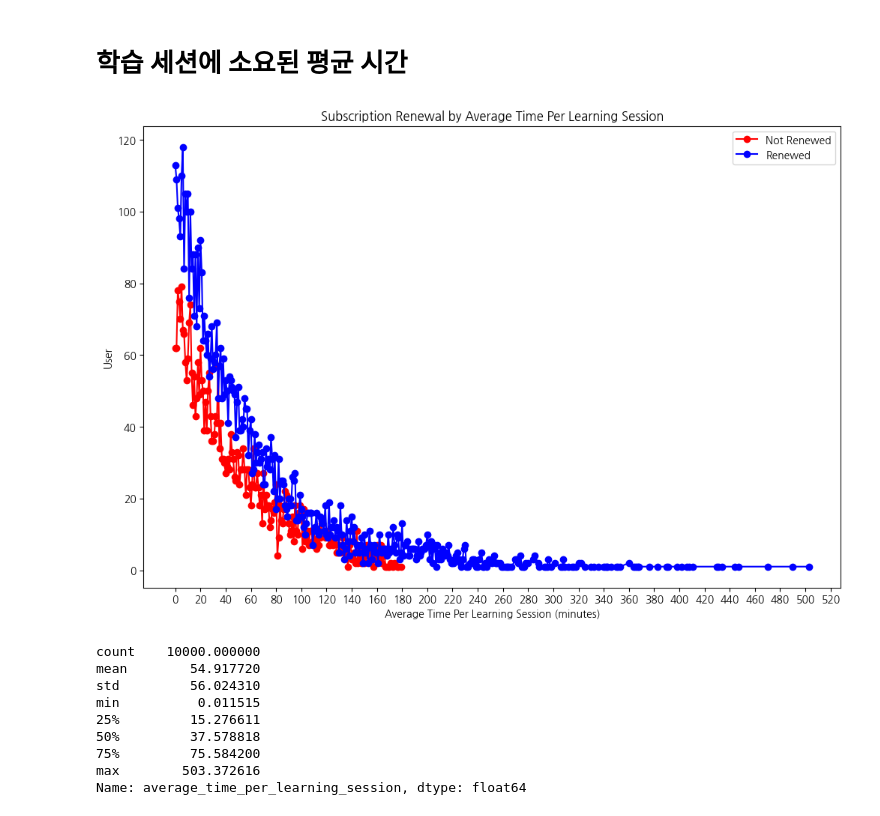
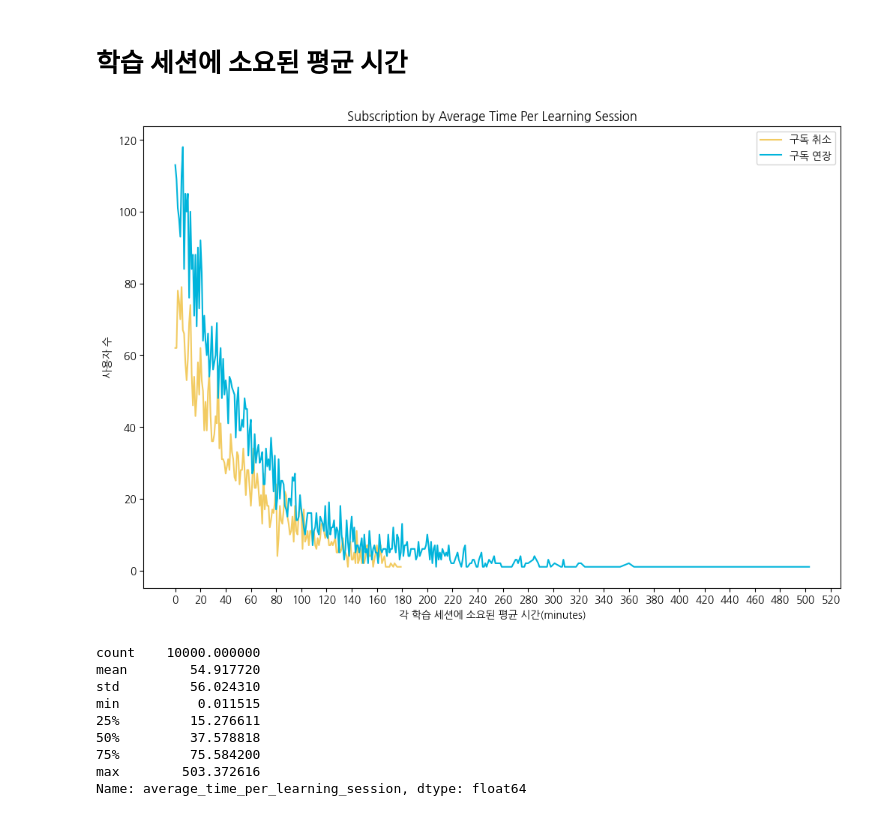
Before and after one commit to kesiss777/wassup3, a Jupyter notebook: 05_Data_Analysis/DA_Mini_Project.ipynb, the cells around one changed output. Drawn from its saved outputs; the diff is of its cells as text; code cells hidden in the pictures.

```diff
--- a/05_Data_Analysis/DA_Mini_Project.ipynb
+++ b/05_Data_Analysis/DA_Mini_Project.ipynb
@@ -383,27 +385,29 @@ print(difficulty_level_df)
 # %%
 import pandas as pd
 import numpy as np
 import matplotlib.pyplot as plt
 
 df['average_time_per_learning_session'] = np.floor(df['average_time_per_learning_session'])
 
 target_0 = df[df['target'] == 0].groupby('average_time_per_learning_session').size()
 target_1 = df[df['target'] == 1].groupby('average_time_per_learning_session').size()
 
 plt.figure(figsize=(12, 8))
 
-plt.plot(target_0.index, target_0.values, label='Not Renewed', color='red', marker='o')
+plt.plot(target_0.index, target_0.values, label='구독 취소', color='#F2CB61')
 
-plt.plot(target_1.index, target_1.values, label='Renewed', color='blue', marker='o')
+plt.plot(target_1.index, target_1.values, label='구독 연장', color='#00B4DB')
 
-plt.title('Subscription Renewal by Average Time Per Learning Session')
-plt.xlabel('Average Time Per Learning Session (minutes)')
-plt.ylabel('User')
+plt.title('Subscription by Average Time Per Learning Session')
+plt.xlabel('각 학습 세션에 소요된 평균 시간(minutes)')
+plt.ylabel('사용자 수')
 plt.xticks(np.arange(0, df['average_time_per_learning_session'].max() + 20, 20))
 plt.legend()
+
+plt.savefig('Subscription by Average Time Per Learning Session.png')
 plt.show()
 # %% [output]
-[figure, old version]
+[figure, new version]
 # %%
 average_time_per_learning_session_stats = data['average_time_per_learning_session'].describe()
 print(average_time_per_learning_session_stats)
```
Also changed, not shown: parts of 9 cells of this notebook, 12 other files.
